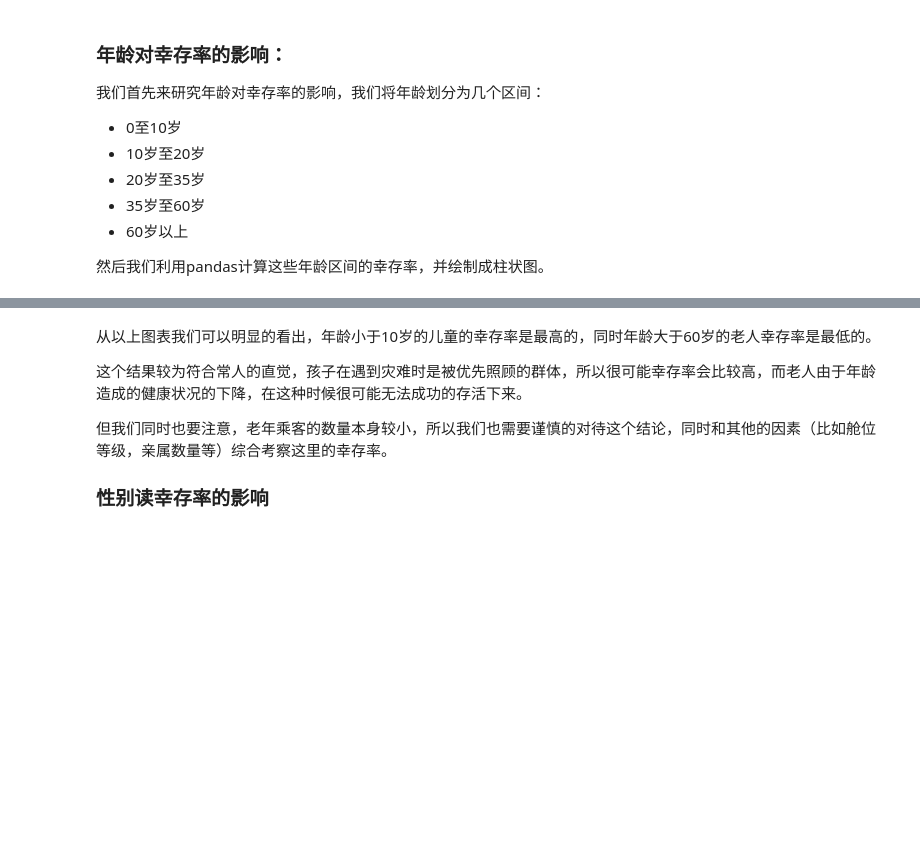
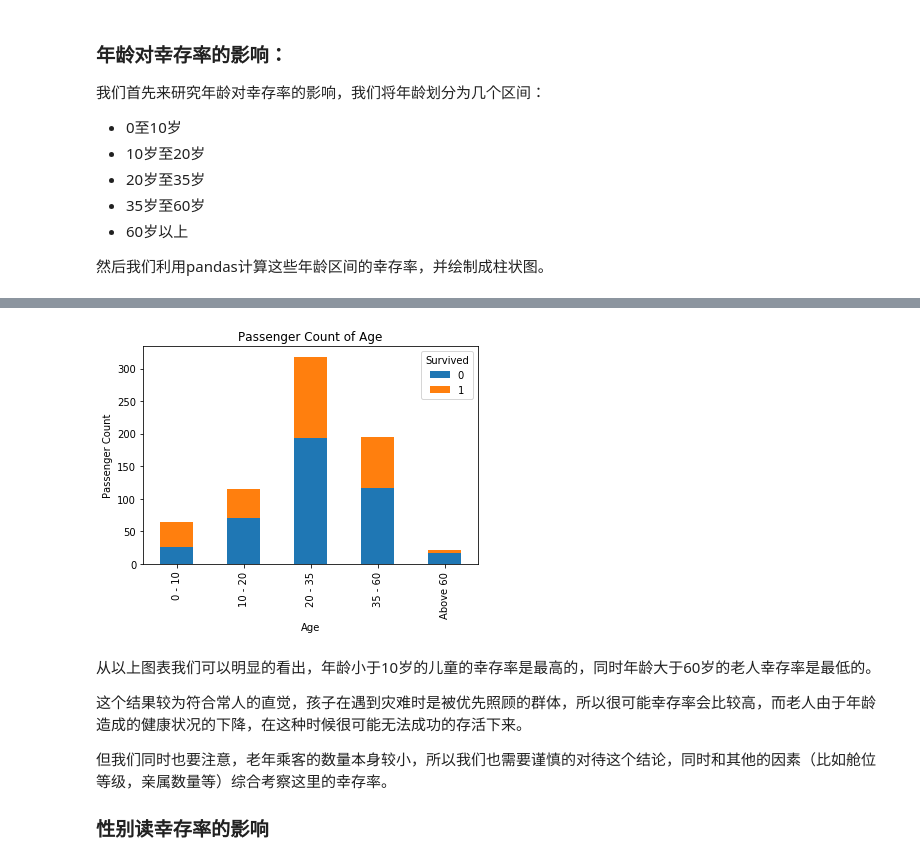
Before and after one commit to LightKool/udacity, a Jupyter notebook: MLS/P04/Investigate Titanic Data.ipynb, the cells around one changed output, grey strips where cells are left out. Saved outputs shown, nothing was run; the diff lists cells and outputs as text; code cells hidden in the pictures; blank space fills up the shorter version.

```diff
--- a/MLS/P04/Investigate Titanic Data.ipynb
+++ b/MLS/P04/Investigate Titanic Data.ipynb
@@ -94,3 +96,7 @@ show_survival_ratio_passenger_count_plot(survived_by_age, 'Age')
+# %%
+render_passenger_count_plot(survived_by_age, 'Age')
+# %% [output]
+[figure, added]
 # %% [markdown]
 从以上图表我们可以明显的看出，年龄小于10岁的儿童的幸存率是最高的，同时年龄大于60岁的老人幸存率是最低的。
 
```
Also changed, not shown: parts of 10 cells of this notebook, 1 other file.
